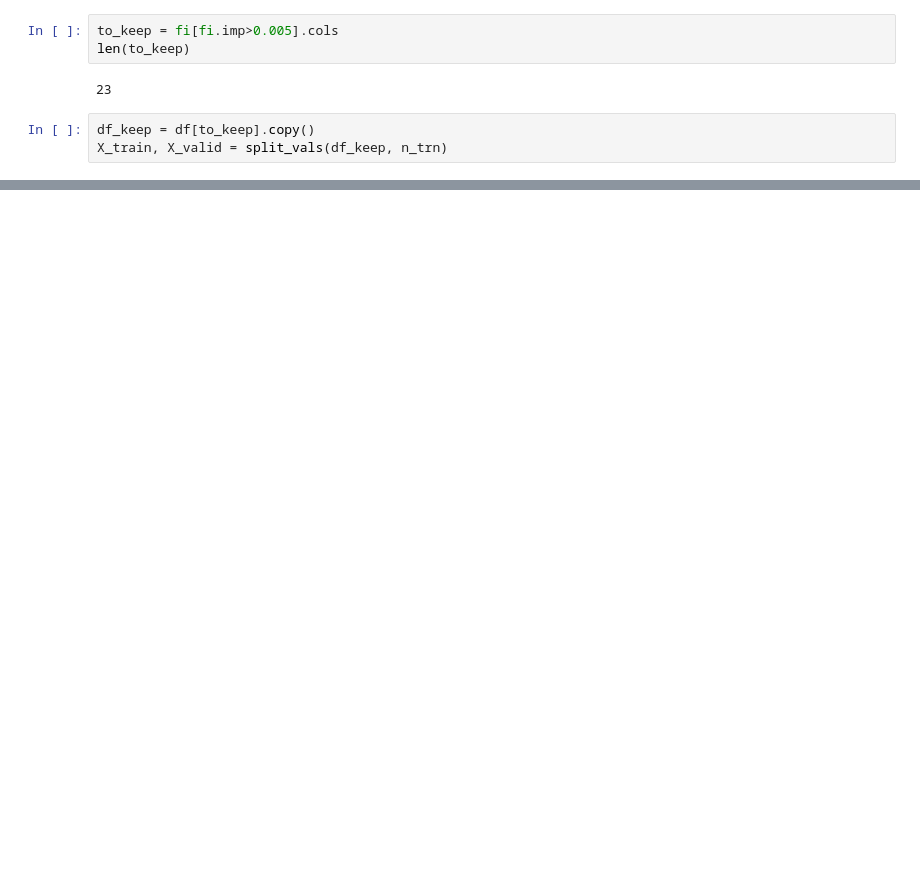
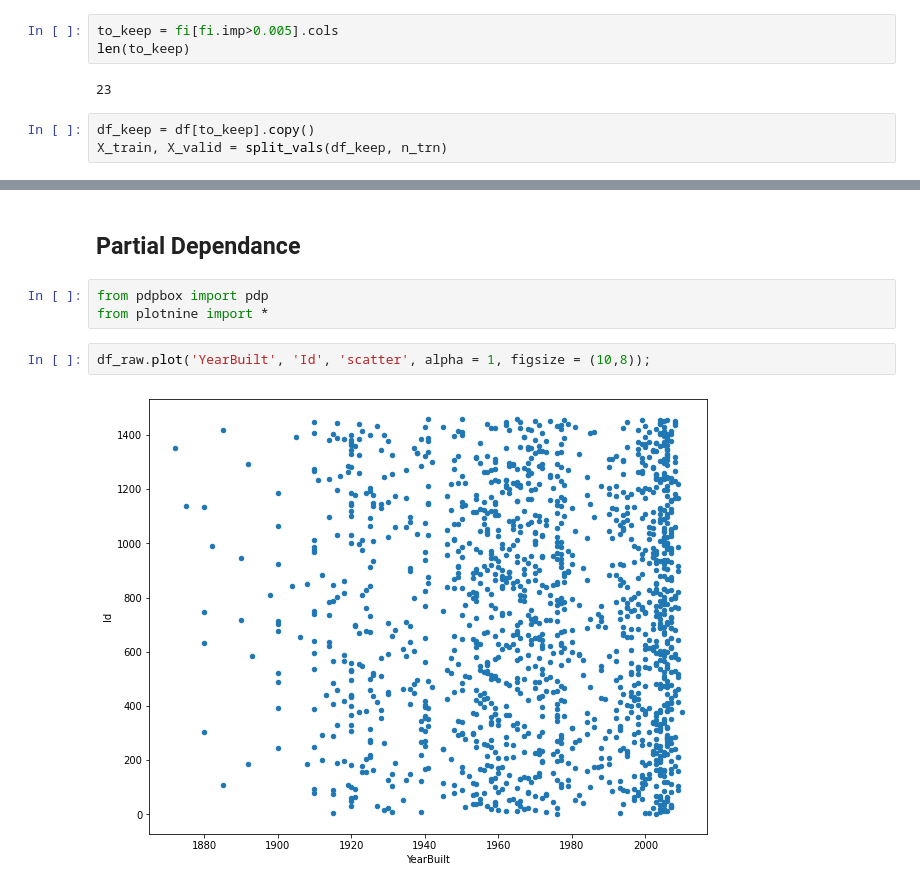
Before and after one commit to skessler79/Kaggle, a Jupyter notebook: House Prices: Advanced Regression Techniques/Random Forest Regression/Houses_RF.ipynb, the cells around one changed output, grey strips where cells are left out. Saved outputs shown, nothing was run; the diff lists cells and outputs as text; blank space fills up the shorter version.

```diff
--- a/House Prices: Advanced Regression Techniques/Random Forest Regression/Houses_RF.ipynb
+++ b/House Prices: Advanced Regression Techniques/Random Forest Regression/Houses_RF.ipynb
@@ -193,0 +220,9 @@ print_score(m)
+# %% [markdown]
+## Partial Dependance
+# %%
+from pdpbox import pdp
+from plotnine import *
+# %%
+df_raw.plot('YearBuilt', 'Id', 'scatter', alpha = 1, figsize = (10,8));
+# %% [output]
+[figure, added]
```
Also changed, not shown: parts of 29 cells of this notebook, 1 other file.
